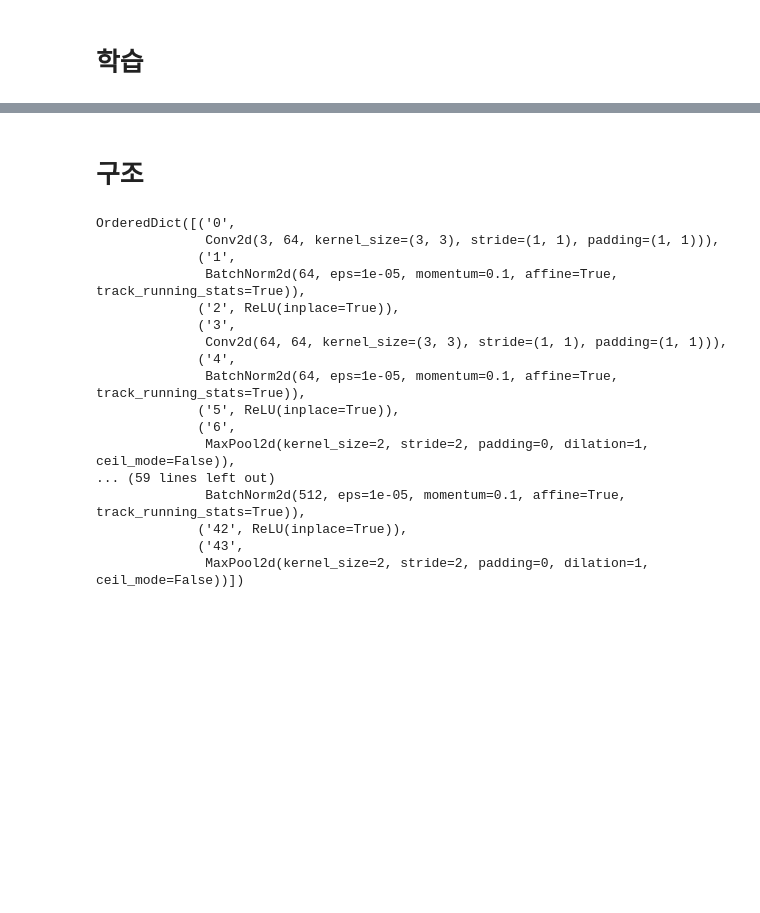
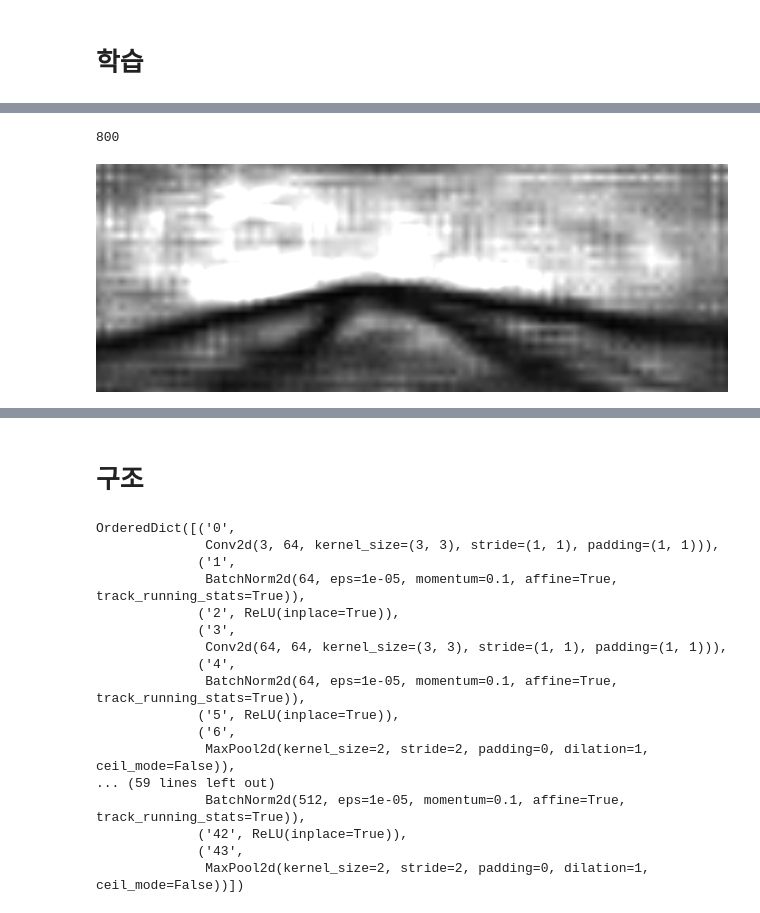
Before and after one commit to DHKing7/Final_Project, a Jupyter notebook: DH_net.ipynb, the cells around one changed output, grey strips where cells are left out. Cells and saved outputs as stored; diff of their text form; code cells hidden in the pictures; blank space fills up the shorter version.

```diff
--- a/DH_net.ipynb
+++ b/DH_net.ipynb
@@ -480,0 +505,11 @@ model is saved: experiments/exp0/exp0.pth
+# %%
+net.eval()
+with torch.no_grad():
+  for batch_idx, sample in enumerate(val_loader):
+    img = sample['img'].to(device)
+    segLabel = sample['segLabel'].to(device)
+    seg_pred, loss = net(img, segLabel)
+    break
+
+img = img.detach().cpu()
+pred = seg_pred.detach().cpu()
@@ -480,0 +536,2 @@ model is saved: experiments/exp0/exp0.pth
+# %%
+pred_seg = pred.numpy()
@@ -480,0 +560,9 @@ model is saved: experiments/exp0/exp0.pth
+# %%
+k1 = pred_seg[0][0]
+k2 = pred_seg[0][1]
+# %%
+len(k1[0])
+# %% [output]
+800
+# %%
+k3 = k1 * 15
@@ -480,0 +571,4 @@ model is saved: experiments/exp0/exp0.pth
+# %%
+cv2_imshow(k3)
+# %% [output]
+[figure, added]
```
Also changed, not shown: parts of 15 cells of this notebook.
